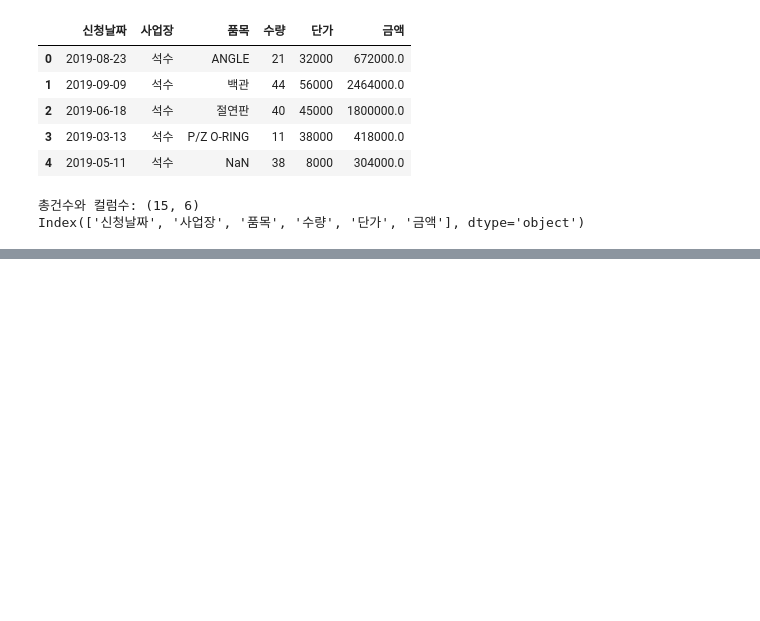
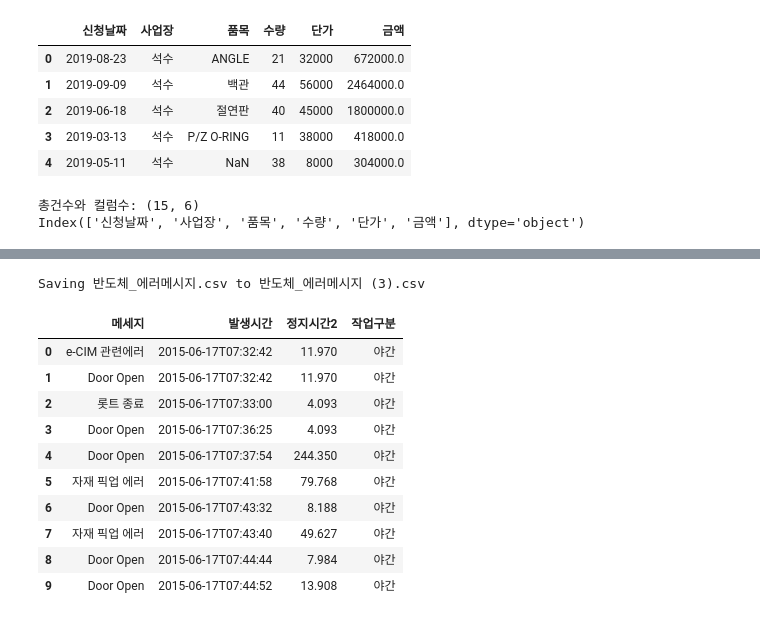
Before and after one commit to sm1118sm/DA, a Jupyter notebook: pandas.ipynb, the cells around one changed output, grey strips where cells are left out. Saved outputs shown, nothing was run; the diff lists cells and outputs as text; code cells hidden in the pictures; blank space fills up the shorter version.

```diff
--- a/pandas.ipynb
+++ b/pandas.ipynb
@@ -44,0 +152,8 @@ Index(['신청날짜', '사업장', '품목', '수량', '단가', '금액'], dty
+# %%
+import pandas as pd
+from google.colab import files
+uploaded = files.upload()
+file_name = list(uploaded.keys())[0]
+file1 = pd.read_csv(file_name)
+file1[['메세지','발생시간','정지시간2','작업구분']].head(10)
+# %% [output]
@@ -44,0 +161,12 @@ Index(['신청날짜', '사업장', '품목', '수량', '단가', '금액'], dty
+Saving 반도체_에러메시지.csv to 반도체_에러메시지 (3).csv
+|  | 메세지 | 발생시간 | 정지시간2 | 작업구분 |
+| 0 | e-CIM 관련에러 | 2015-06-17T07:32:42 | 11.970 | 야간 |
+| 1 | Door Open | 2015-06-17T07:32:42 | 11.970 | 야간 |
+| 2 | 롯트 종료 | 2015-06-17T07:33:00 | 4.093 | 야간 |
+| 3 | Door Open | 2015-06-17T07:36:25 | 4.093 | 야간 |
+| 4 | Door Open | 2015-06-17T07:37:54 | 244.350 | 야간 |
+| 5 | 자재 픽업 에러 | 2015-06-17T07:41:58 | 79.768 | 야간 |
+| 6 | Door Open | 2015-06-17T07:43:32 | 8.188 | 야간 |
+| 7 | 자재 픽업 에러 | 2015-06-17T07:43:40 | 49.627 | 야간 |
+| 8 | Door Open | 2015-06-17T07:44:44 | 7.984 | 야간 |
+| 9 | Door Open | 2015-06-17T07:44:52 | 13.908 | 야간 |
```
Also changed, not shown: parts of 10 cells of this notebook.
